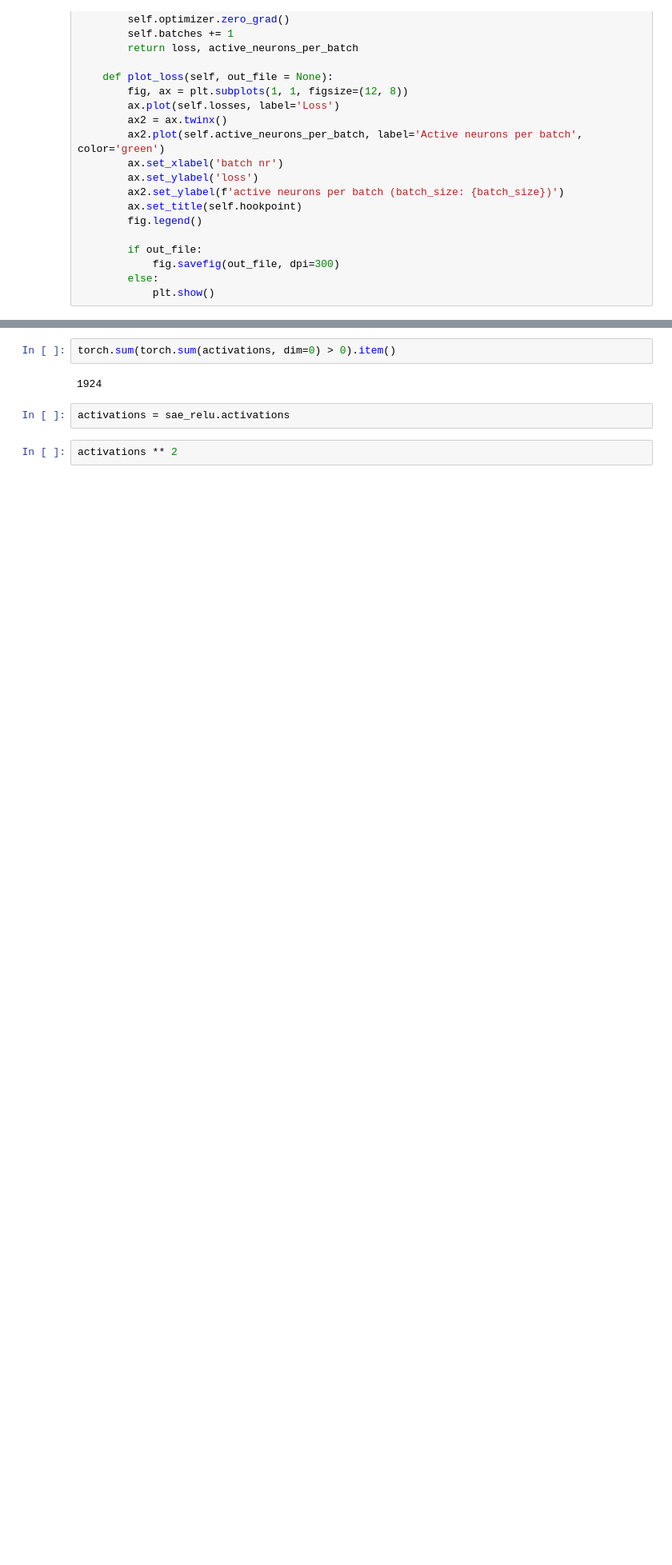
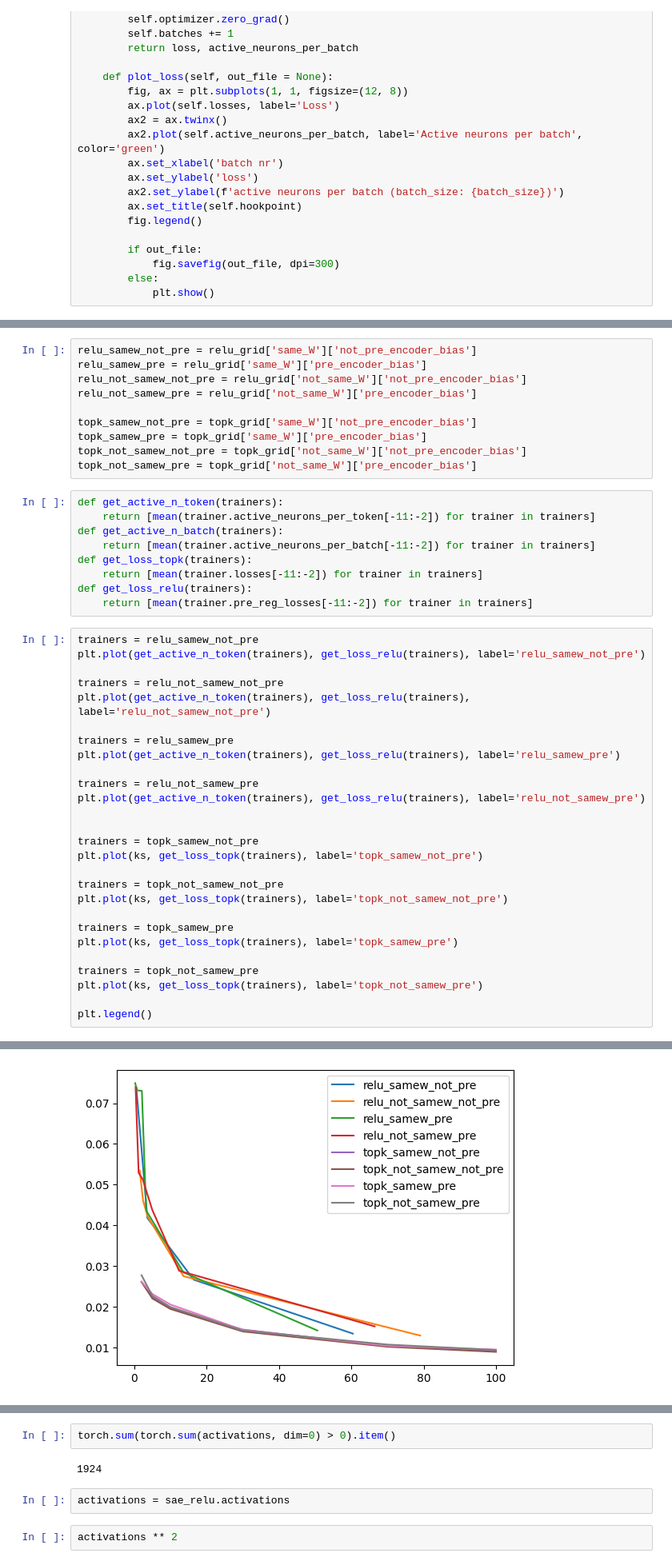
Before and after one commit to MarkusSibbesen/mechinterp_research_project, a Jupyter notebook: gridsearch_small_sae.ipynb, the cells around one changed output, grey strips where cells are left out. Shown at 80% size. Saved outputs shown, nothing was run; the diff lists cells and outputs as text; blank space fills up the shorter version.

```diff
--- a/gridsearch_small_sae.ipynb
+++ b/gridsearch_small_sae.ipynb
@@ -300,0 +336,47 @@ plt.legend()
+# %%
+relu_samew_not_pre = relu_grid['same_W']['not_pre_encoder_bias']
+relu_samew_pre = relu_grid['same_W']['pre_encoder_bias']
+relu_not_samew_not_pre = relu_grid['not_same_W']['not_pre_encoder_bias']
+relu_not_samew_pre = relu_grid['not_same_W']['pre_encoder_bias']
+
+topk_samew_not_pre = topk_grid['same_W']['not_pre_encoder_bias']
+topk_samew_pre = topk_grid['same_W']['pre_encoder_bias']
+topk_not_samew_not_pre = topk_grid['not_same_W']['not_pre_encoder_bias']
+topk_not_samew_pre = topk_grid['not_same_W']['pre_encoder_bias']
+# %%
+def get_active_n_token(trainers):
+    return [mean(trainer.active_neurons_per_token[-11:-2]) for trainer in trainers]
+def get_active_n_batch(trainers):
+    return [mean(trainer.active_neurons_per_batch[-11:-2]) for trainer in trainers]
+def get_loss_topk(trainers):
+    return [mean(trainer.losses[-11:-2]) for trainer in trainers]
+def get_loss_relu(trainers):
+    return [mean(trainer.pre_reg_losses[-11:-2]) for trainer in trainers]
+# %%
+trainers = relu_samew_not_pre
+plt.plot(get_active_n_token(trainers), get_loss_relu(trainers), label='relu_samew_not_pre')
+
+trainers = relu_not_samew_not_pre
+plt.plot(get_active_n_token(trainers), get_loss_relu(trainers), label='relu_not_samew_not_pre')
+
+trainers = relu_samew_pre
+plt.plot(get_active_n_token(trainers), get_loss_relu(trainers), label='relu_samew_pre')
+
+trainers = relu_not_samew_pre
+plt.plot(get_active_n_token(trainers), get_loss_relu(trainers), label='relu_not_samew_pre')
+
+
+trainers = topk_samew_not_pre
+plt.plot(ks, get_loss_topk(trainers), label='topk_samew_not_pre')
+
+trainers = topk_not_samew_not_pre
+plt.plot(ks, get_loss_topk(trainers), label='topk_not_samew_not_pre')
+
+trainers = topk_samew_pre
+plt.plot(ks, get_loss_topk(trainers), label='topk_samew_pre')
+
+trainers = topk_not_samew_pre
+plt.plot(ks, get_loss_topk(trainers), label='topk_not_samew_pre')
+
+plt.legend()
+# %% [output]
@@ -300,0 +384 @@ plt.legend()
+[figure, added]
```
Also changed, not shown: parts of 10 cells of this notebook.
